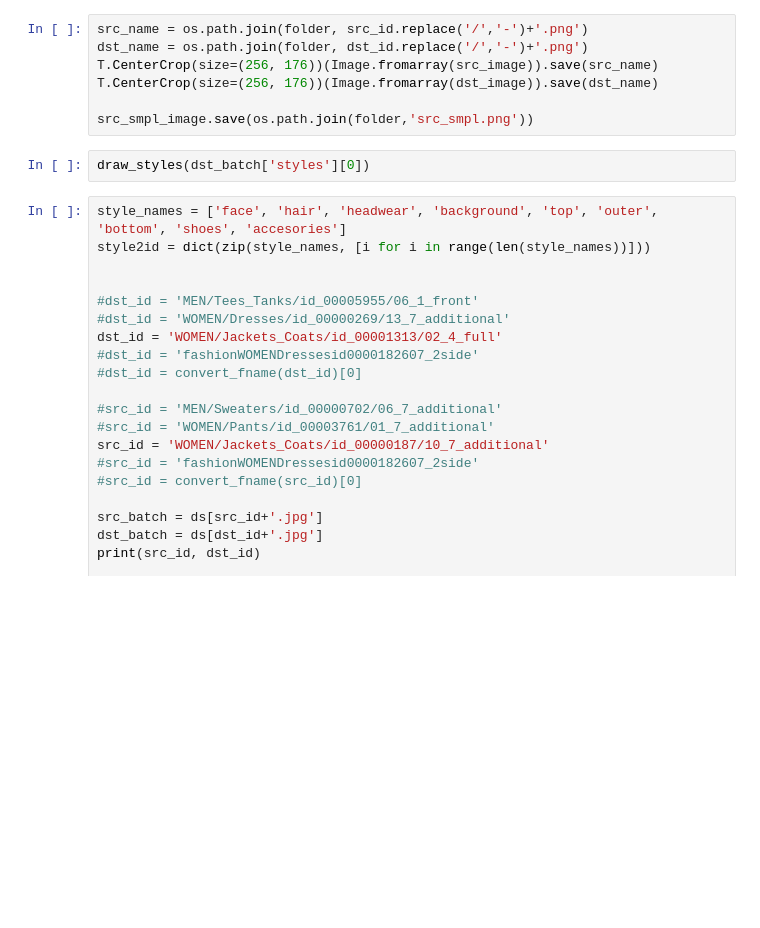
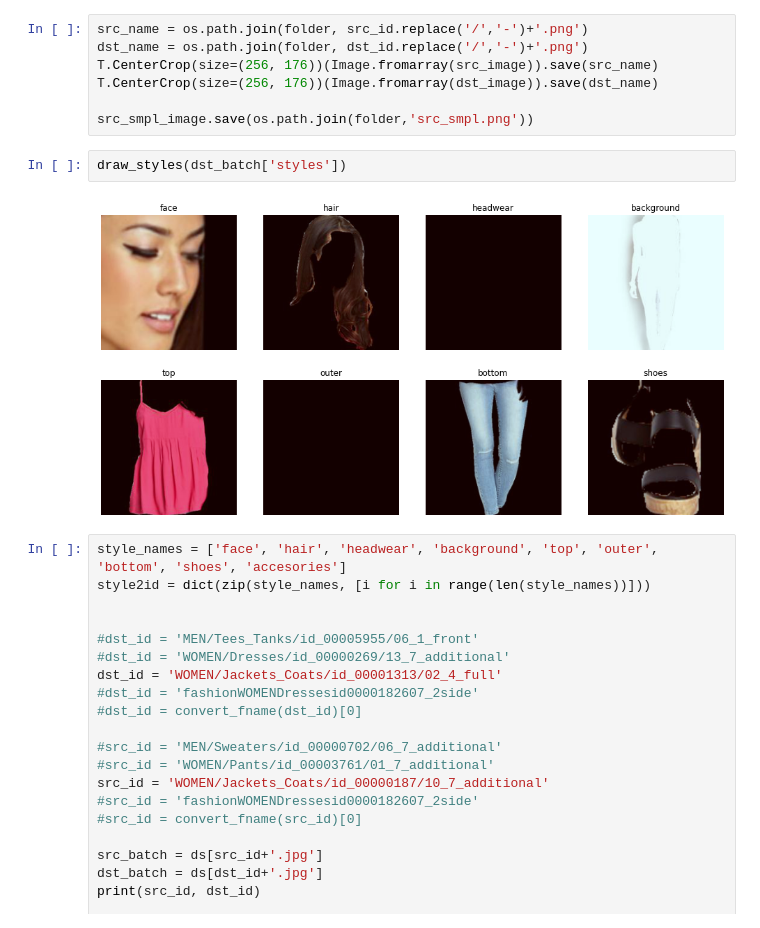
Before and after one commit to soon-yau/upgpt, a Jupyter notebook: inference-mix.ipynb, the cells around one changed output. Drawn from its saved outputs; the diff is of its cells as text; blank space fills up the shorter version.

```diff
--- a/inference-mix.ipynb
+++ b/inference-mix.ipynb
@@ -294,7 +408,9 @@ T.CenterCrop(size=(256, 176))(Image.fromarray(dst_image)).save(dst_name)
 
 src_smpl_image.save(os.path.join(folder,'src_smpl.png'))
 # %%
-draw_styles(dst_batch['styles'][0])
+draw_styles(dst_batch['styles'])
+# %% [output]
+[figure, added]
 # %%
 style_names = ['face', 'hair', 'headwear', 'background', 'top', 'outer', 'bottom', 'shoes', 'accesories']
 style2id = dict(zip(style_names, [i for i in range(len(style_names))]))
```
Also changed, not shown: parts of 29 cells of this notebook, 1 other file.
